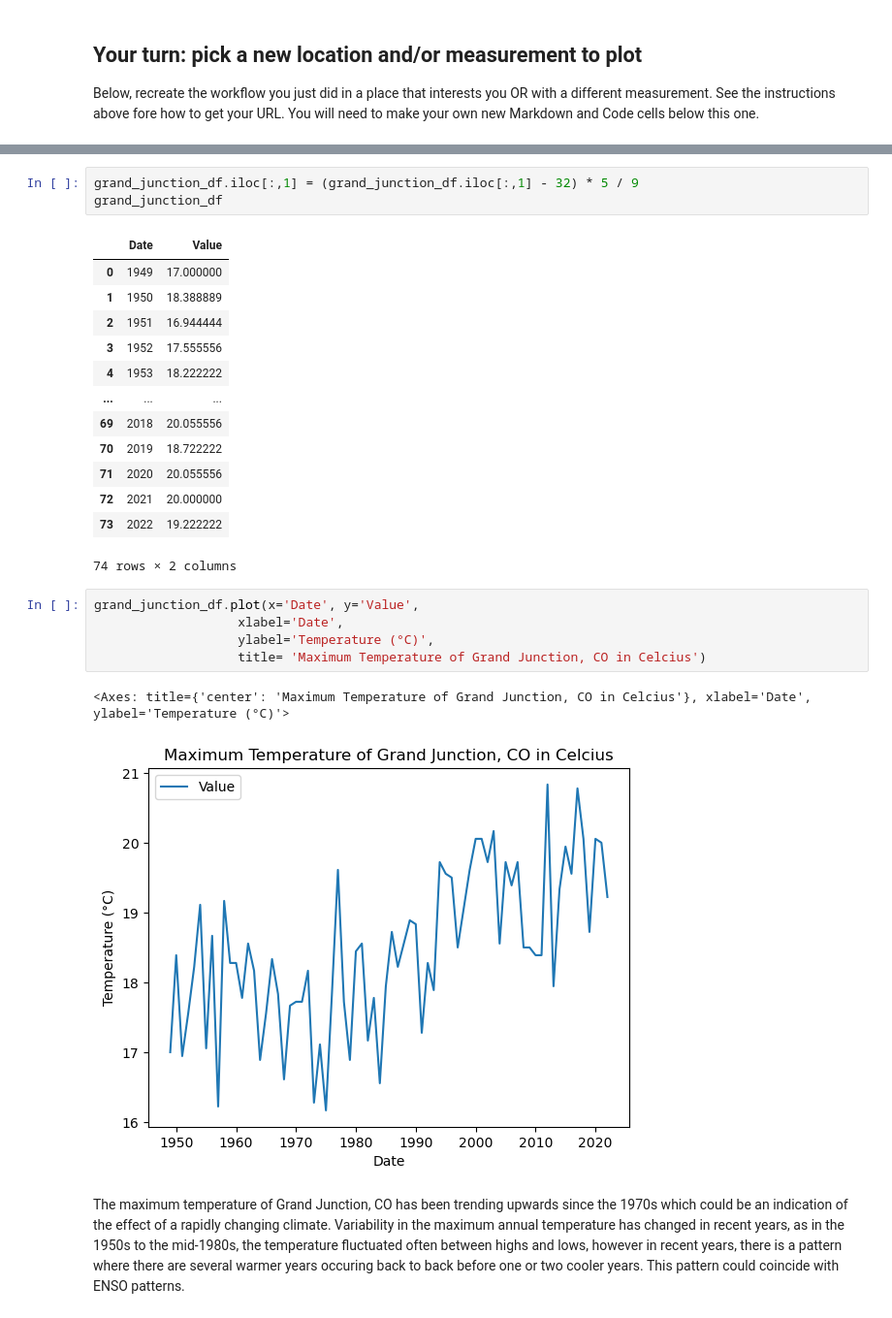
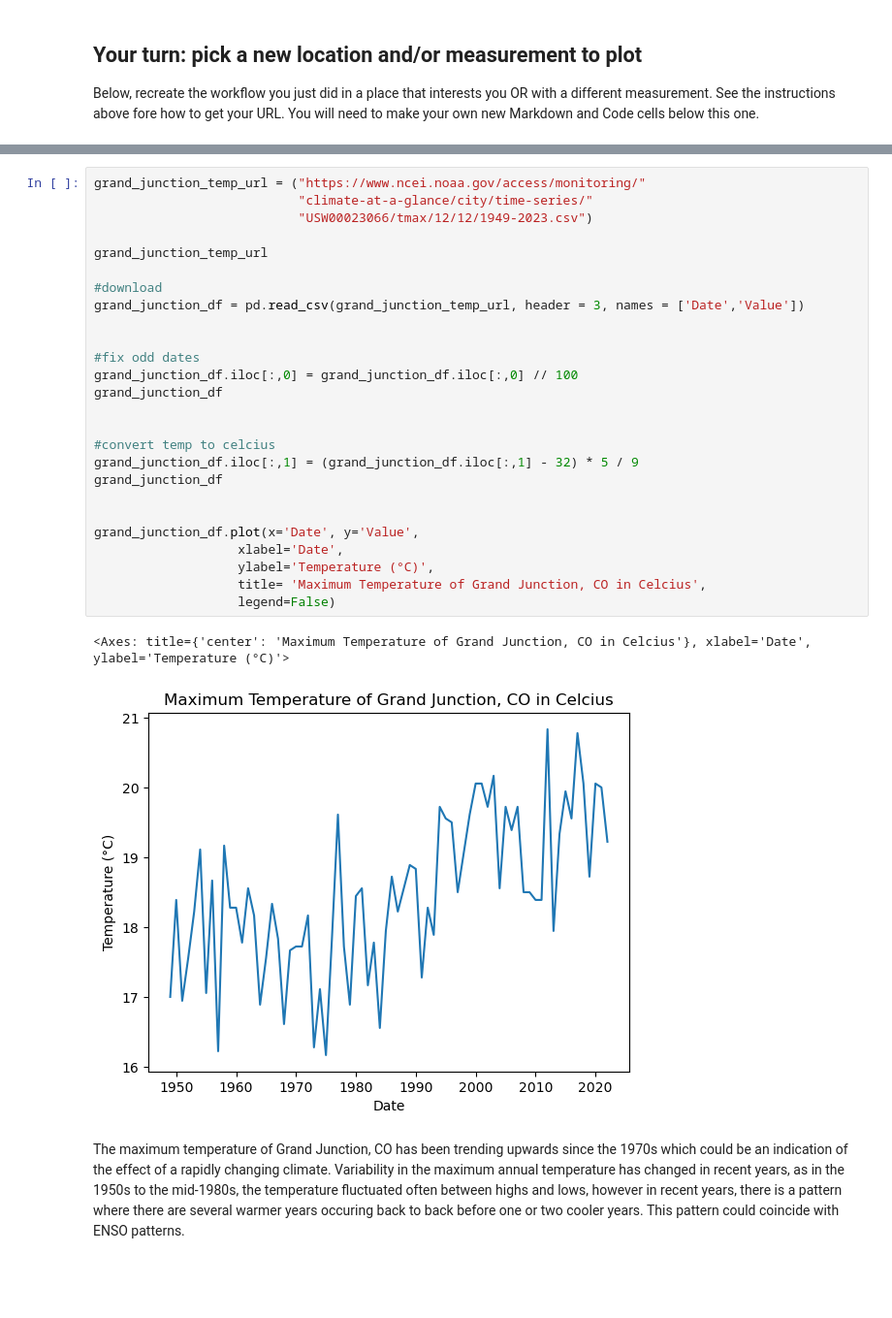
Before and after one commit to ScottNSheldon/get-started-with-reproducible-science-ScottNSheldon, a Jupyter notebook: Get_Started_with_Open_Reproducible_Science.ipynb, the cells around one changed output, grey strips where cells are left out. Shown: that part at 97% size. Drawn from its saved outputs; the diff is of its cells as text; blank space fills up the shorter version.

```diff
--- a/Get_Started_with_Open_Reproducible_Science.ipynb
+++ b/Get_Started_with_Open_Reproducible_Science.ipynb
@@ -498,28 +452,32 @@ grand_junction_df
-# %%
-grand_junction_df.iloc[:,1] = (grand_junction_df.iloc[:,1] - 32) * 5 / 9
-grand_junction_df
-# %% [output]
-|  | Date | Value |
-| 0 | 1949 | 17.000000 |
-| 1 | 1950 | 18.388889 |
-| 2 | 1951 | 16.944444 |
-| 3 | 1952 | 17.555556 |
-| 4 | 1953 | 18.222222 |
-| ... | ... | ... |
-| 69 | 2018 | 20.055556 |
-| 70 | 2019 | 18.722222 |
-| 71 | 2020 | 20.055556 |
-| 72 | 2021 | 20.000000 |
-| 73 | 2022 | 19.222222 |
-74 rows × 2 columns
-# %%
-grand_junction_df.plot(x='Date', y='Value',
-                   xlabel='Date',
-                   ylabel='Temperature (°C)',
-                   title= 'Maximum Temperature of Grand Junction, CO in Celcius')
-# %% [output]
-<Axes: title={'center': 'Maximum Temperature of Grand Junction, CO in Celcius'}, xlabel='Date', ylabel='Temperature (°C)'>
-[figure, removed]
+# %%
+grand_junction_temp_url = ("https://www.ncei.noaa.gov/access/monitoring/"
+                           "climate-at-a-glance/city/time-series/"
+                           "USW00023066/tmax/12/12/1949-2023.csv")
+
+grand_junction_temp_url
+
+#download
+grand_junction_df = pd.read_csv(grand_junction_temp_url, header = 3, names = ['Date','Value'])
+
+
+#fix odd dates
+grand_junction_df.iloc[:,0] = grand_junction_df.iloc[:,0] // 100
+grand_junction_df
+
+
+#convert temp to celcius
+grand_junction_df.iloc[:,1] = (grand_junction_df.iloc[:,1] - 32) * 5 / 9
+grand_junction_df
+
+
+grand_junction_df.plot(x='Date', y='Value',
+                   xlabel='Date',
+                   ylabel='Temperature (°C)',
+                   title= 'Maximum Temperature of Grand Junction, CO in Celcius',
+                   legend=False)
+# %% [output]
+<Axes: title={'center': 'Maximum Temperature of Grand Junction, CO in Celcius'}, xlabel='Date', ylabel='Temperature (°C)'>
+[figure, added]
 # %% [markdown]
 The maximum temperature of Grand Junction, CO has been trending upwards since the 1970s which could be an indication of the effect of a rapidly changing climate. Variability in the maximum annual temperature has changed in recent years, as in the 1950s to the mid-1980s, the temperature fluctuated often between highs and lows, however in recent years, there is a pattern where there are several warmer years occuring back to back before one or two cooler years. This pattern could coincide with ENSO patterns.
 # %% [markdown]
```
Also changed, not shown: parts of 6 cells of this notebook.
